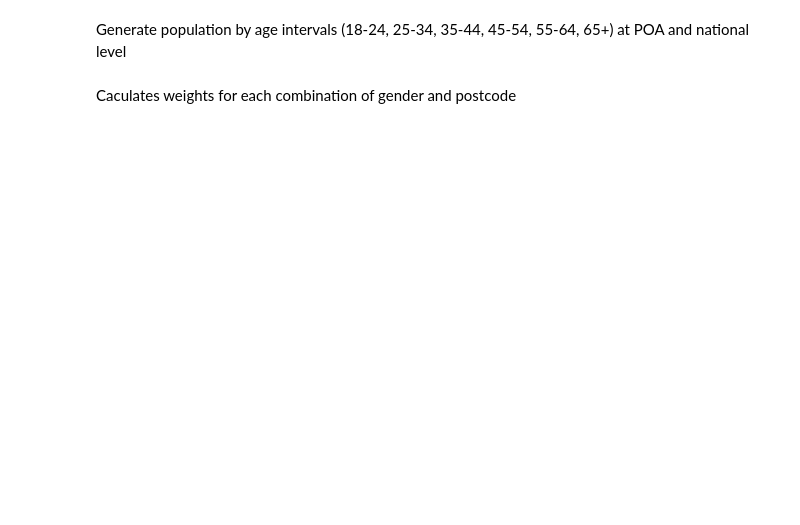
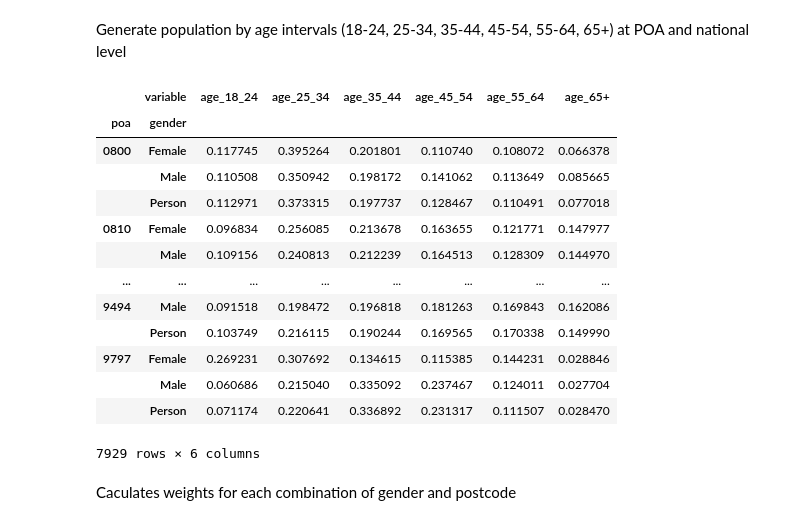
Before and after one commit to pommcuter/generic-buy-now-pay-later-project, a Jupyter notebook: notebooks/externalPreprocessing.ipynb, the cells around one changed output. Drawn from its saved outputs; the diff is of its cells as text; code cells hidden in the pictures; blank space fills up the shorter version.

```diff
--- a/notebooks/externalPreprocessing.ipynb
+++ b/notebooks/externalPreprocessing.ipynb
@@ -122,6 +141,23 @@ aus_age_f *= 1/aus_age_f.sum()
 
 age_df = age_df.apply(lambda x : x/x.sum(), axis = 1)
 age_df = age_df.fillna(age_df.mean())
+# %%
+age_df
+# %% [output]
+|  | variable | age_18_24 | age_25_34 | age_35_44 | age_45_54 | age_55_64 | age_65+ |
+| poa | gender |  |  |  |  |  |  |
+| 0800 | Female | 0.117745 | 0.395264 | 0.201801 | 0.110740 | 0.108072 | 0.066378 |
+|  | Male | 0.110508 | 0.350942 | 0.198172 | 0.141062 | 0.113649 | 0.085665 |
+|  | Person | 0.112971 | 0.373315 | 0.197737 | 0.128467 | 0.110491 | 0.077018 |
+| 0810 | Female | 0.096834 | 0.256085 | 0.213678 | 0.163655 | 0.121771 | 0.147977 |
+|  | Male | 0.109156 | 0.240813 | 0.212239 | 0.164513 | 0.128309 | 0.144970 |
+| ... | ... | ... | ... | ... | ... | ... | ... |
+| 9494 | Male | 0.091518 | 0.198472 | 0.196818 | 0.181263 | 0.169843 | 0.162086 |
+|  | Person | 0.103749 | 0.216115 | 0.190244 | 0.169565 | 0.170338 | 0.149990 |
+| 9797 | Female | 0.269231 | 0.307692 | 0.134615 | 0.115385 | 0.144231 | 0.028846 |
+|  | Male | 0.060686 | 0.215040 | 0.335092 | 0.237467 | 0.124011 | 0.027704 |
+|  | Person | 0.071174 | 0.220641 | 0.336892 | 0.231317 | 0.111507 | 0.028470 |
+7929 rows × 6 columns
 # %%
 age_df.reset_index().to_parquet('../data/curated/census/age_proportions.parquet')
 # %% [markdown]
```
Also changed, not shown: parts of 3 cells of this notebook, 1 other file.
